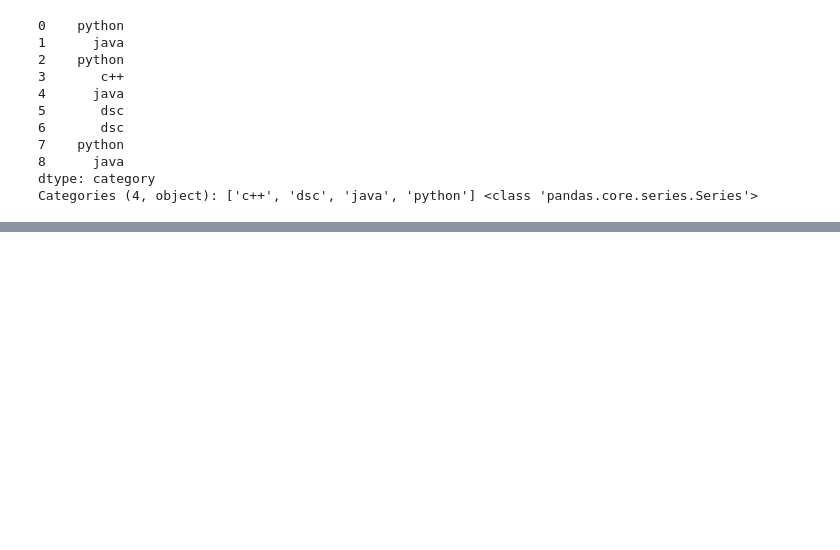
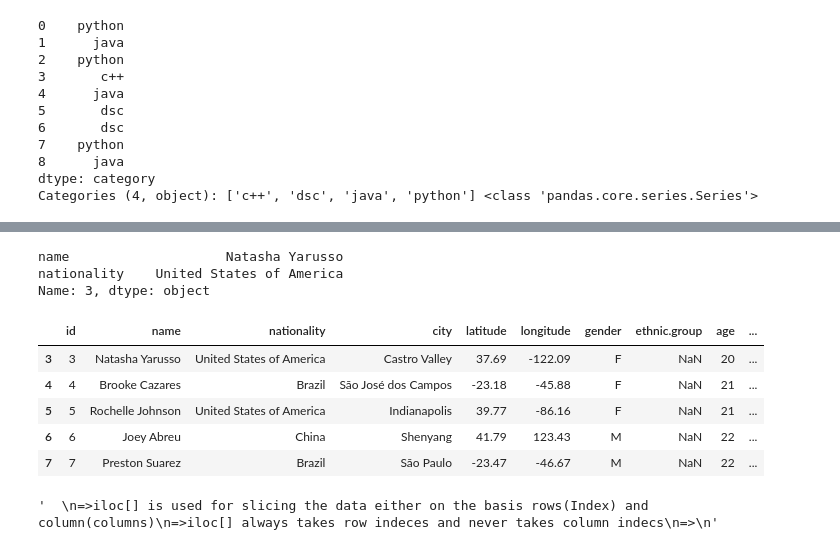
Before and after one commit to erDeep64930/DataAnalyst_DPK, a Jupyter notebook: kvrDataScience/notes.ipynb, the cells around one changed output, grey strips where cells are left out. Saved outputs shown, nothing was run; the diff lists cells and outputs as text; code cells hidden in the pictures; blank space fills up the shorter version.

```diff
--- a/kvrDataScience/notes.ipynb
+++ b/kvrDataScience/notes.ipynb
@@ -3936,0 +4350,8 @@ Categories (4, object): ['c++', 'dsc', 'java', 'python'] <class 'pandas.core.ser
+# %%
+import pandas as pd
+import numpy as np
+# get the data from student.csv into dataframe
+df= pd.read_csv("D:\\clone\\DataAnalyst_DPK\\files\\student-dataset.csv")
+print("="*50)
+print(df)
+print("="*50)
@@ -3936,0 +4396,6 @@ Categories (4, object): ['c++', 'dsc', 'java', 'python'] <class 'pandas.core.ser
+# %%
+df.loc[3,["name","nationality"]]
+# %% [output]
+name                    Natasha Yarusso
+nationality    United States of America
+Name: 3, dtype: object
@@ -3936,0 +4405,18 @@ Categories (4, object): ['c++', 'dsc', 'java', 'python'] <class 'pandas.core.ser
+# %%
+df.loc[3:7]
+# %% [output]
+|  | id | name | nationality | city | latitude | longitude | gender | ethnic.group | age | ... |
+| 3 | 3 | Natasha Yarusso | United States of America | Castro Valley | 37.69 | -122.09 | F | NaN | 20 | ... |
+| 4 | 4 | Brooke Cazares | Brazil | São José dos Campos | -23.18 | -45.88 | F | NaN | 21 | ... |
+| 5 | 5 | Rochelle Johnson | United States of America | Indianapolis | 39.77 | -86.16 | F | NaN | 21 | ... |
+| 6 | 6 | Joey Abreu | China | Shenyang | 41.79 | 123.43 | M | NaN | 22 | ... |
+| 7 | 7 | Preston Suarez | Brazil | São Paulo | -23.47 | -46.67 | M | NaN | 22 | ... |
+# %%
+#iloc[]
+"""
+=>iloc[] is used for slicing the data either on the basis rows(Index) and column(columns)
+=>iloc[] always takes row indeces and never takes column indecs
+=>
+"""
+# %% [output]
+'  \n=>iloc[] is used for slicing the data either on the basis rows(Index) and column(columns)\n=>iloc[] always takes row indeces and never takes column indecs\n=>\n'
```
Also changed, not shown: parts of 52 cells of this notebook, 3 other files.
